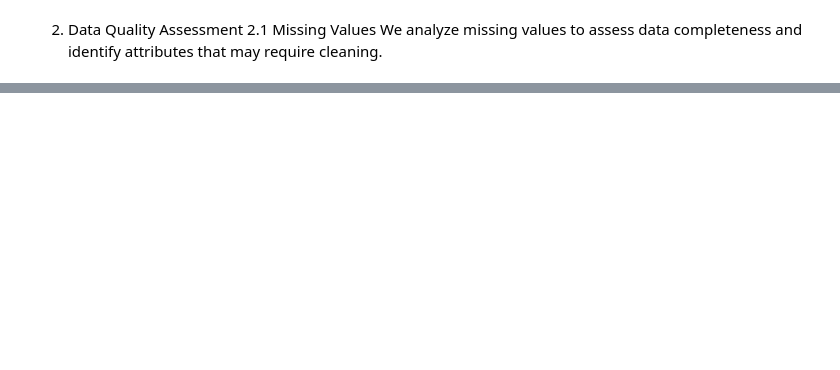
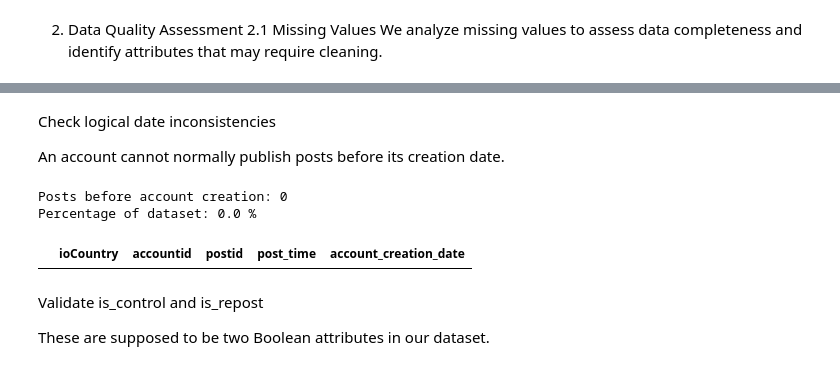
Before and after one commit to OsamaAawad/Data-Mining-Project-, a Jupyter notebook: notebooks/02-dataQualityAssessment.ipynb, the cells around one changed output, grey strips where cells are left out. Cells and saved outputs as stored; diff of their text form; code cells hidden in the pictures; blank space fills up the shorter version.

```diff
--- a/notebooks/02-dataQualityAssessment.ipynb
+++ b/notebooks/02-dataQualityAssessment.ipynb
@@ -19,0 +795,18 @@ missing_percentage.round(2)
+# %%
+# Clean follower_count and following_count
+
+for col in ["follower_count", "following_count"]:
+
+    # Convert to numeric; invalid values become NaN
+    df_clean[col] = pd.to_numeric(
+        df_clean[col], errors="coerce"
+    )
+
+    # Replace negative values with NaN
+    df_clean.loc[df_clean[col] < 0, col] = float("nan")
+
+    # Verify the results
+    print(f"\n{col}:")
+    print("Data type:", df_clean[col].dtype)
+    print("Negative values remaining:", (df_clean[col] < 0).sum())
+    print("Total missing values:", df_clean[col].isna().sum())
@@ -19,0 +916,39 @@ missing_percentage.round(2)
+# %% [markdown]
+Check logical date inconsistencies
+
+An account cannot normally publish posts before its creation date.
+# %%
+# Compare calendar dates (without timezone)
+post_dates = (
+    df_clean["post_time"]
+    .dt.tz_localize(None)
+    .dt.normalize()
+)
+
+# Find posts published before account creation
+invalid_dates = (
+    post_dates < df_clean["account_creation_date"]
+)
+
+print("Posts before account creation:",
+      invalid_dates.sum())
+
+print("Percentage of dataset:",
+      round(invalid_dates.mean() * 100, 4), "%")
+
+# Display examples
+display(
+    df_clean.loc[
+        invalid_dates,
+        ["ioCountry", "accountid", "postid",
+         "post_time", "account_creation_date"]
+    ].head(10)
+)
+# %% [output]
+Posts before account creation: 0
+Percentage of dataset: 0.0 %
+|  | ioCountry | accountid | postid | post_time | account_creation_date |
+# %% [markdown]
+Validate is_control and is_repost
+
+These are supposed to be two Boolean attributes in our dataset.
```
Also changed, not shown: parts of 52 cells of this notebook, 1 other file.
